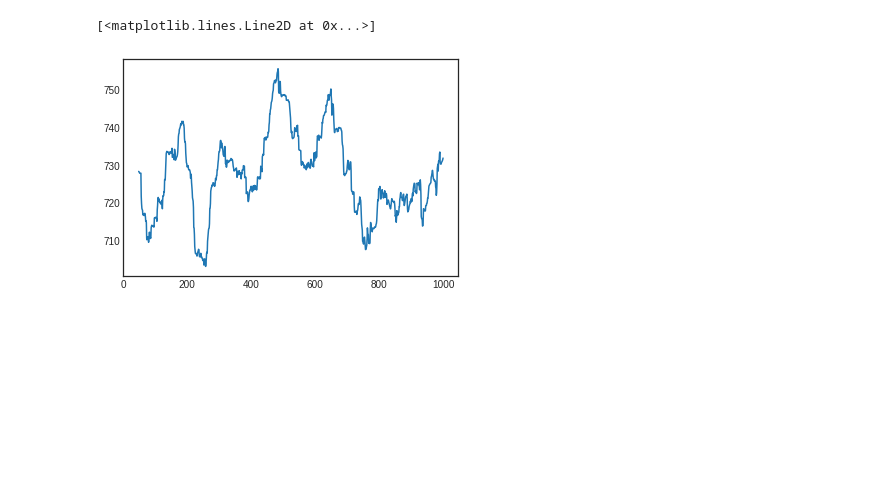
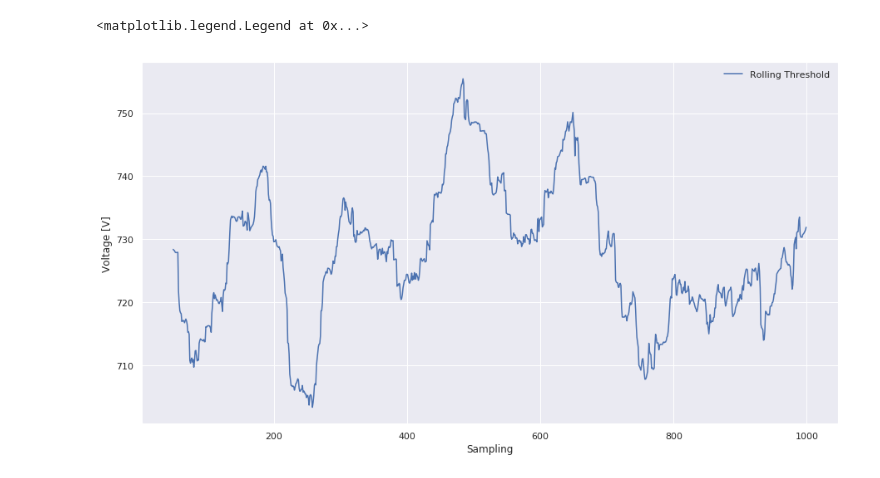
Before and after one commit to aggelstav/projects, a Jupyter notebook: AnomalyDetection/Gather all cases.ipynb, the cells around one changed output. Drawn from its saved outputs; the diff is of its cells as text; code cells hidden in the pictures; blank space fills up the shorter version.

```diff
--- a/AnomalyDetection/Gather all cases.ipynb
+++ b/AnomalyDetection/Gather all cases.ipynb
@@ -48,9 +53,17 @@ avg_thresh = np.zeros(1000)
 for i in range(1000):
     for thres in roll_thres_list:
         avg_thresh[i] += thres.iloc[i]
-avg_thresh = avg_thresh/20
-plt.plot(avg_thresh)
+avg_thresh = avg_thresh / 20
-# %% [output]
-[<matplotlib.lines.Line2D at 0x...>]
-[figure, removed]
+# %%
+plt.figure(figsize=(15, 8))
+plt.plot(avg_thresh, label="Rolling Threshold")
+rolling_thres_abnormal = df_error_list[0]['voltage [V]'].rolling(
+    window=window).mean() - 3 * df_error_list[0]['voltage [V]'].rolling(
+        window=window).std()
+plt.xlabel("Sampling")
+plt.ylabel("Voltage [V]")
+plt.legend(loc='best')
+# %% [output]
+<matplotlib.legend.Legend at 0x...>
+[figure, added]
 # %%
```
Also changed, not shown: parts of 9 cells of this notebook, 6 other files.
